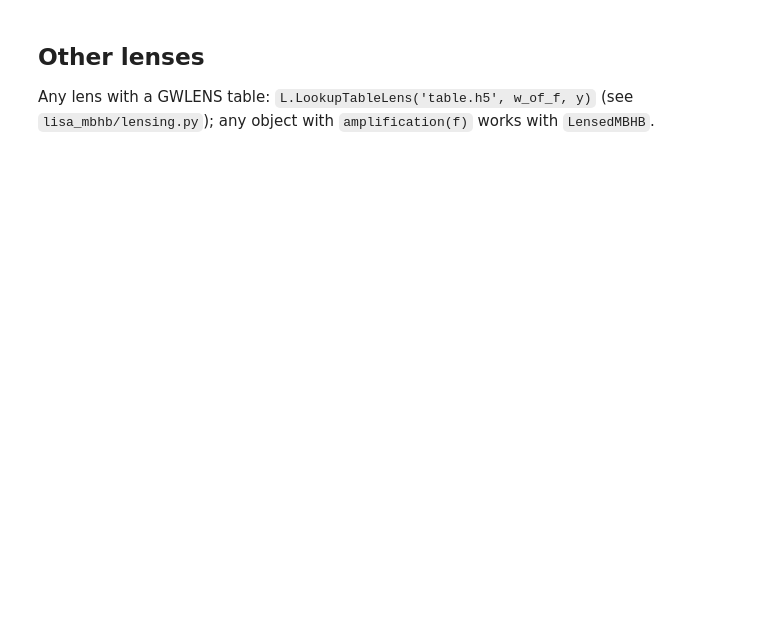
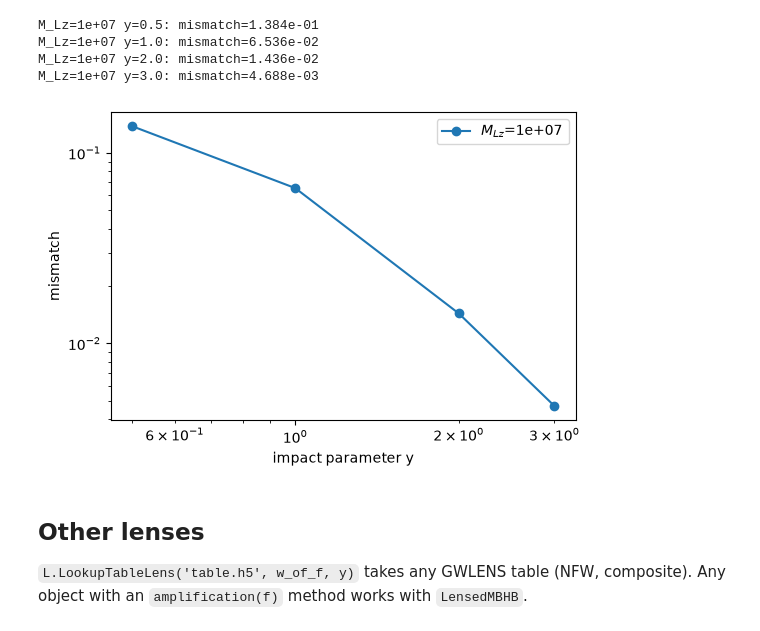
Before and after one commit to SSingh087/lisa-mbhb, a Jupyter notebook: Notebooks/lisa_mbhb_lensing.ipynb, the cells around one changed output. Cells and saved outputs as stored; diff of their text form; code cells hidden in the pictures; blank space fills up the shorter version.

```diff
--- a/Notebooks/lisa_mbhb_lensing.ipynb
+++ b/Notebooks/lisa_mbhb_lensing.ipynb
@@ -66,4 +110,17 @@ M_Lz=1e+07 y=2.0: mismatch=1.436e-02  (SNR_lensed/unlensed=1.029)
+# %%
+ys = [0.5, 1.0, 2.0, 3.0]
+mm = workflow.mismatch_grid(params, [1e7], ys, cap=1001)
+fig, ax = plt.subplots(figsize=(6, 4))
+for M, vals in mm.items():
+    ax.loglog(ys, vals, 'o-', label=f'$M_{{Lz}}$={M:.0e}')
+ax.set(xlabel='impact parameter y', ylabel='mismatch'); ax.legend(); plt.show()
+# %% [output]
+M_Lz=1e+07 y=0.5: mismatch=1.384e-01
+M_Lz=1e+07 y=1.0: mismatch=6.536e-02
+M_Lz=1e+07 y=2.0: mismatch=1.436e-02
+M_Lz=1e+07 y=3.0: mismatch=4.688e-03
+[figure, added]
 # %% [markdown]
 ## Other lenses
-Any lens with a GWLENS table: `L.LookupTableLens('table.h5', w_of_f, y)` (see `lisa_mbhb/lensing.py`); any object with
-`amplification(f)` works with `LensedMBHB`.
+`L.LookupTableLens('table.h5', w_of_f, y)` takes any GWLENS table (NFW, composite). Any object with an
+`amplification(f)` method works with `LensedMBHB`.
```
Also changed, not shown: parts of 21 cells of this notebook, 6 other files.
